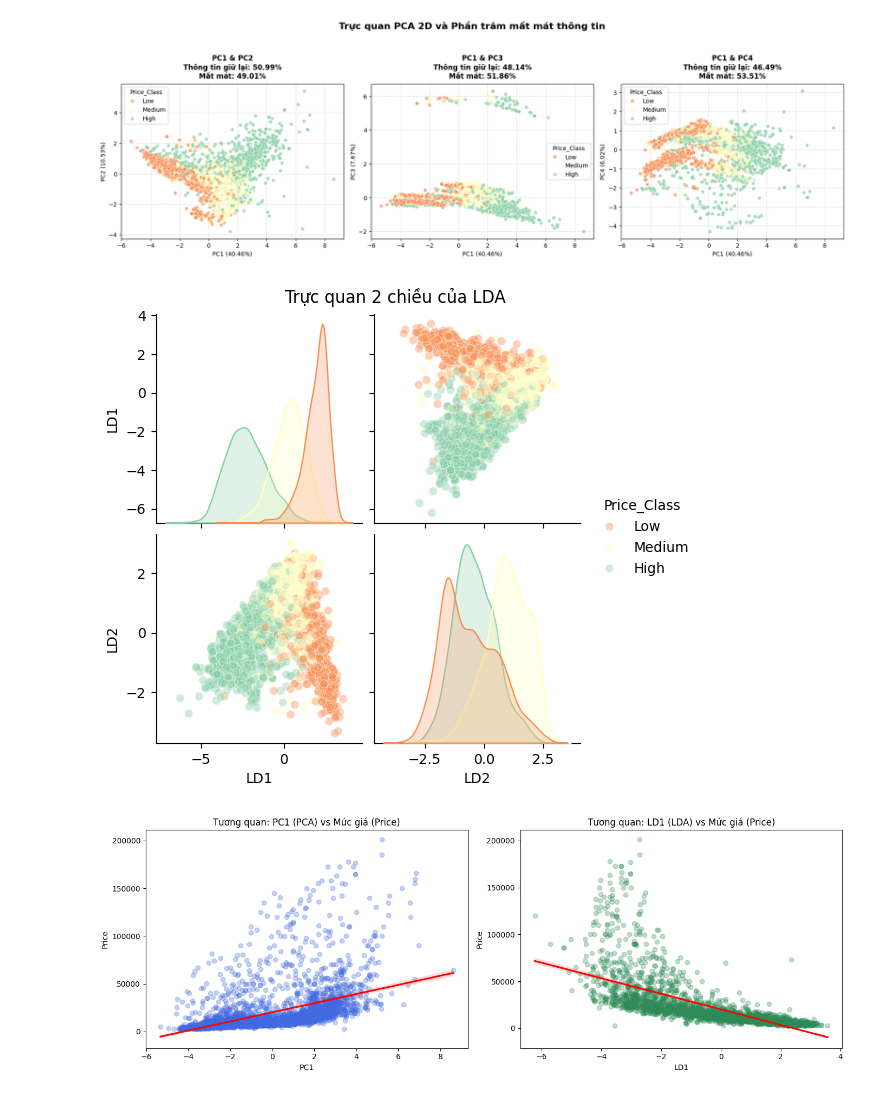
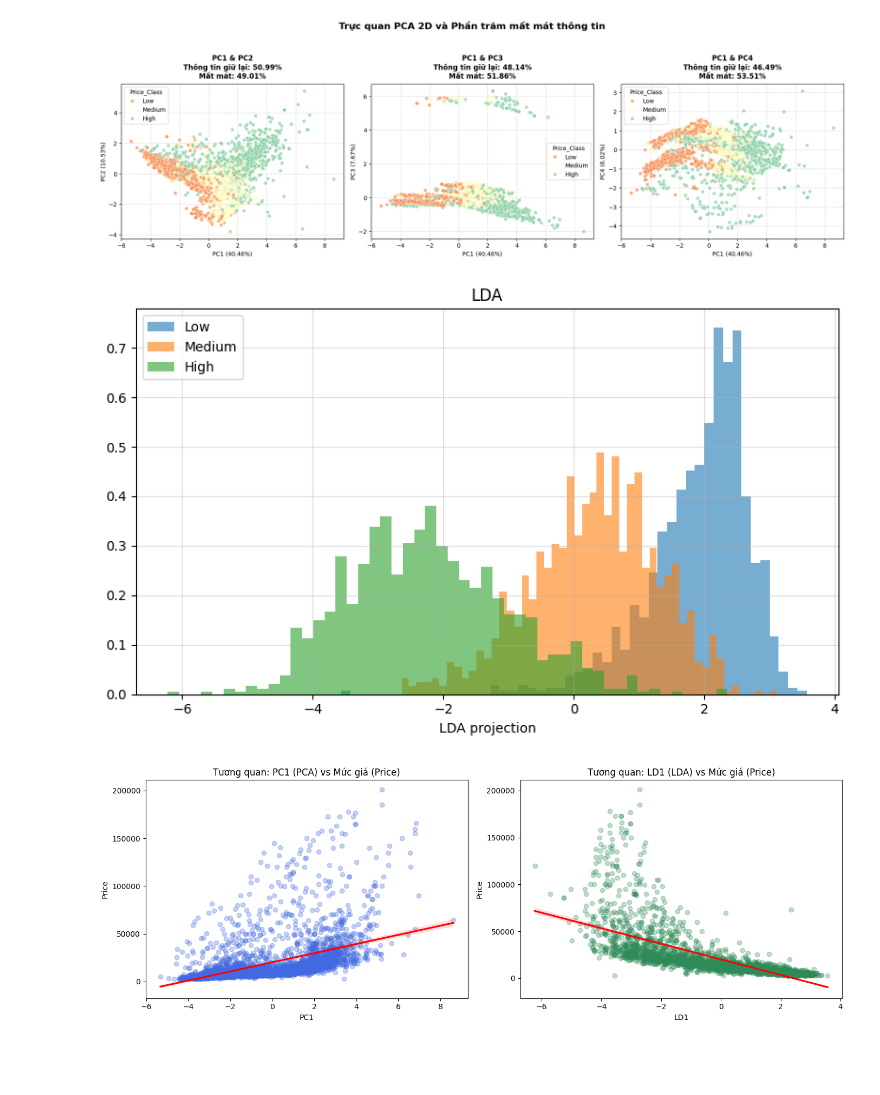
Before and after one commit to grst0610/Machine-learning, a Jupyter notebook: project.ipynb, the cells around one changed output. Drawn from its saved outputs; the diff is of its cells as text; code cells hidden in the pictures; blank space fills up the shorter version.

```diff
--- a/project.ipynb
+++ b/project.ipynb
@@ -463,14 +463,36 @@ plt.show()
 # %% [output]
 [figure]
 # %%
-# Pairplot cho LDA
-df_lda = pd.DataFrame(X_lda, columns=['LD1', 'LD2'])
-df_lda['Price_Class'] = y_class.values
-sns.pairplot(df_lda, hue='Price_Class', diag_kind='kde', plot_kws={'alpha': 0.4}, palette='Spectral')
-plt.suptitle('Trực quan 2 chiều của LDA', y=1.02)
+plt.figure(figsize=(8, 5))
+
+# Lấy thành phần phân biệt đầu tiên (LD1) từ kết quả LDA trước đó
+# X_lda có 2 cột (LD1, LD2), ta dùng cột 0 (LD1) vì nó chứa nhiều thông tin phân biệt nhất
+ld1 = X_lda[:, 0]
+
+# Danh sách các nhóm giá đã phân loại
+classes = ['Low', 'Medium', 'High']
+
+# Vẽ histogram cho từng nhóm
+for label in classes:
+    # Lọc dữ liệu LD1 thuộc về class hiện tại
+    subset = ld1[y_class == label]
+
+    # Vẽ histogram
+    # density=True giúp chuẩn hóa trục Y thành mật độ xác suất giống ảnh tham khảo
+    plt.hist(subset, bins=50, alpha=0.6, density=True, label=label)
+
+# Tùy chỉnh giao diện giống ảnh tham khảo
+plt.title('LDA')
+plt.xlabel('LDA projection')
+plt.legend()
+
+# Thêm lưới (grid) mờ phía sau
+plt.grid(True, linestyle='-', alpha=0.4)
+
+plt.tight_layout()
 plt.show()
 # %% [output]
-[figure, old version]
+[figure, new version]
 # %%
 # MỐI QUAN HỆ CHIỀU CHÍNH VỚI ĐẦU RA (TƯƠNG QUAN TUYẾN TÍNH)
 fig, axes = plt.subplots(1, 2, figsize=(14, 5))
```
